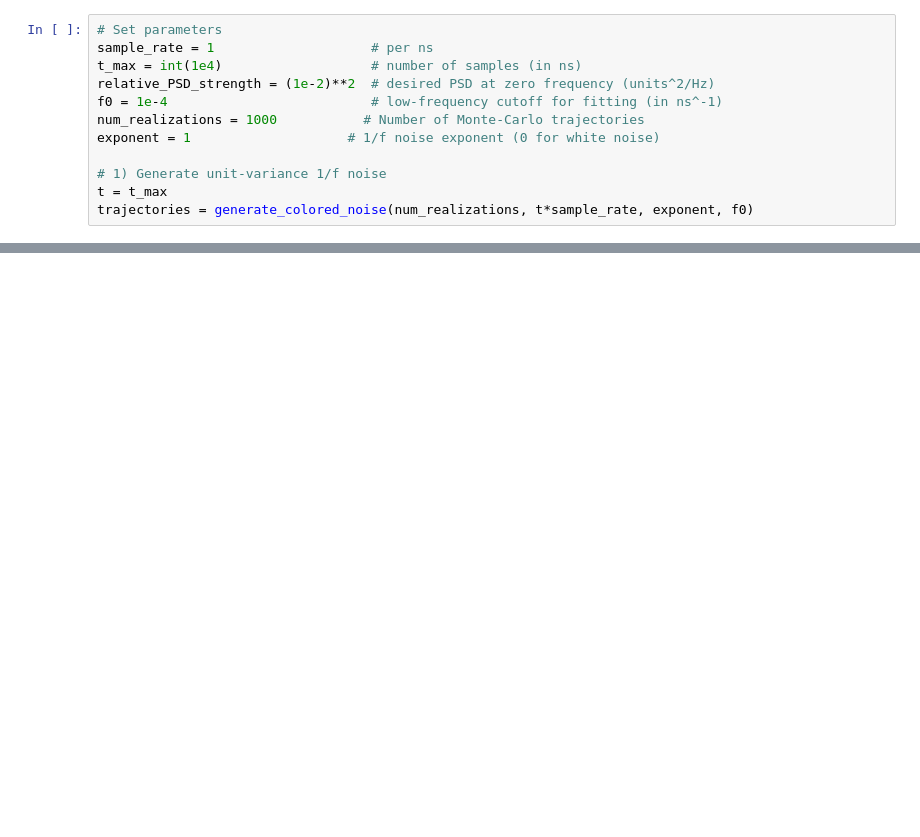
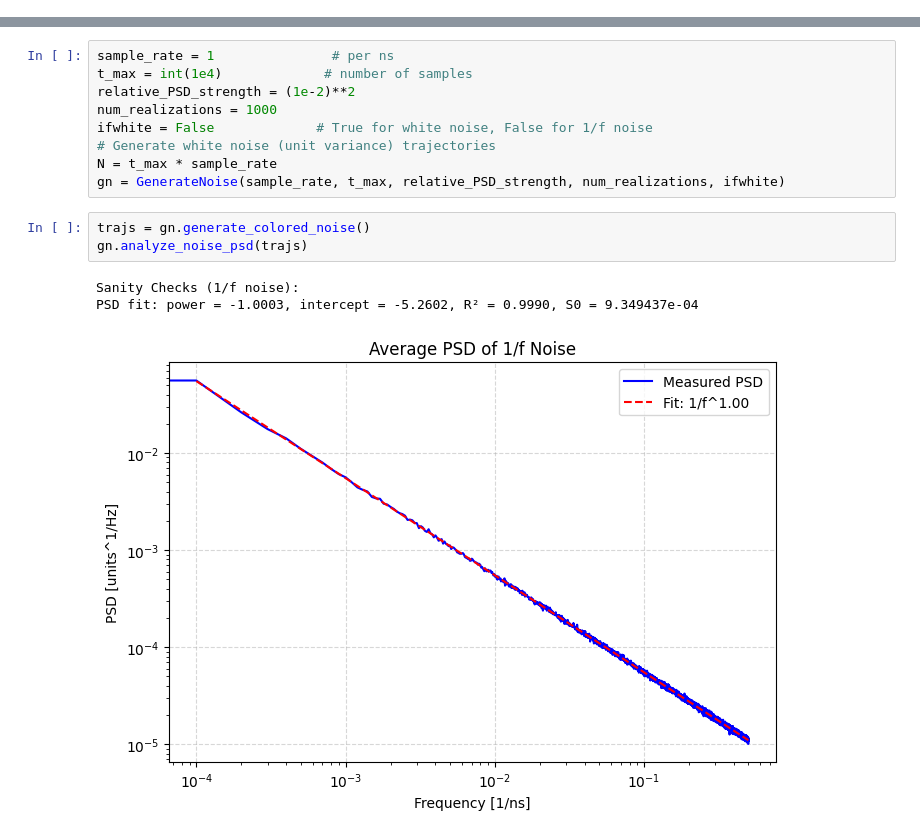
Before and after one commit to yunweilu/SNAIL, a Jupyter notebook: transmon/monte_carlo/compare_generator.ipynb, the cells around one changed output, grey strips where cells are left out. Cells and saved outputs as stored; diff of their text form; blank space fills up the shorter version.

Commit message:
1/f noise

```diff
--- a/transmon/monte_carlo/compare_generator.ipynb
+++ b/transmon/monte_carlo/compare_generator.ipynb
@@ -119,12 +0,0 @@ plt.show()
-# %%
-# Set parameters
-sample_rate = 1                    # per ns
-t_max = int(1e4)                   # number of samples (in ns)
-relative_PSD_strength = (1e-2)**2  # desired PSD at zero frequency (units^2/Hz)
-f0 = 1e-4                          # low-frequency cutoff for fitting (in ns^-1)
-num_realizations = 1000           # Number of Monte-Carlo trajectories
-exponent = 1                    # 1/f noise exponent (0 for white noise)
-
-# 1) Generate unit-variance 1/f noise
-t = t_max
-trajectories = generate_colored_noise(num_realizations, t*sample_rate, exponent, f0)
@@ -130,0 +133,16 @@ trajectories = generate_colored_noise(num_realizations, t*sample_rate, exponent,
+# %%
+sample_rate = 1               # per ns
+t_max = int(1e4)             # number of samples
+relative_PSD_strength = (1e-2)**2
+num_realizations = 1000
+ifwhite = False             # True for white noise, False for 1/f noise
+# Generate white noise (unit variance) trajectories
+N = t_max * sample_rate
+gn = GenerateNoise(sample_rate, t_max, relative_PSD_strength, num_realizations, ifwhite)
+# %%
+trajs = gn.generate_colored_noise()
+gn.analyze_noise_psd(trajs)
+# %% [output]
+Sanity Checks (1/f noise):
+PSD fit: power = -1.0003, intercept = -5.2602, R² = 0.9990, S0 = 9.349437e-04
+[figure, added]
```
Also changed, not shown: parts of 3 cells of this notebook, 8 other files.
